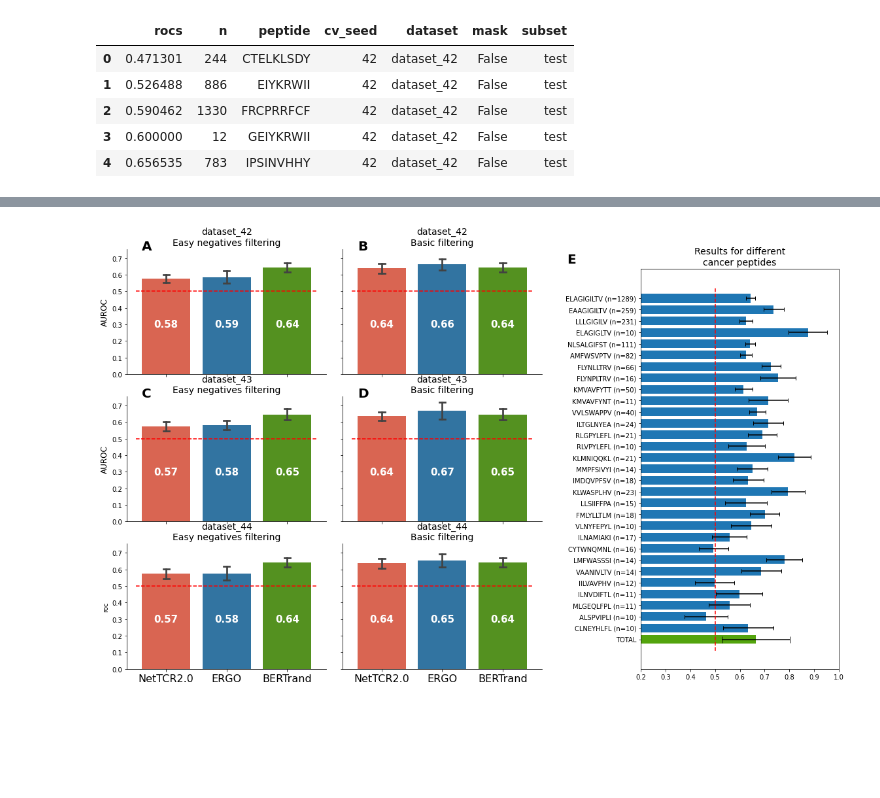
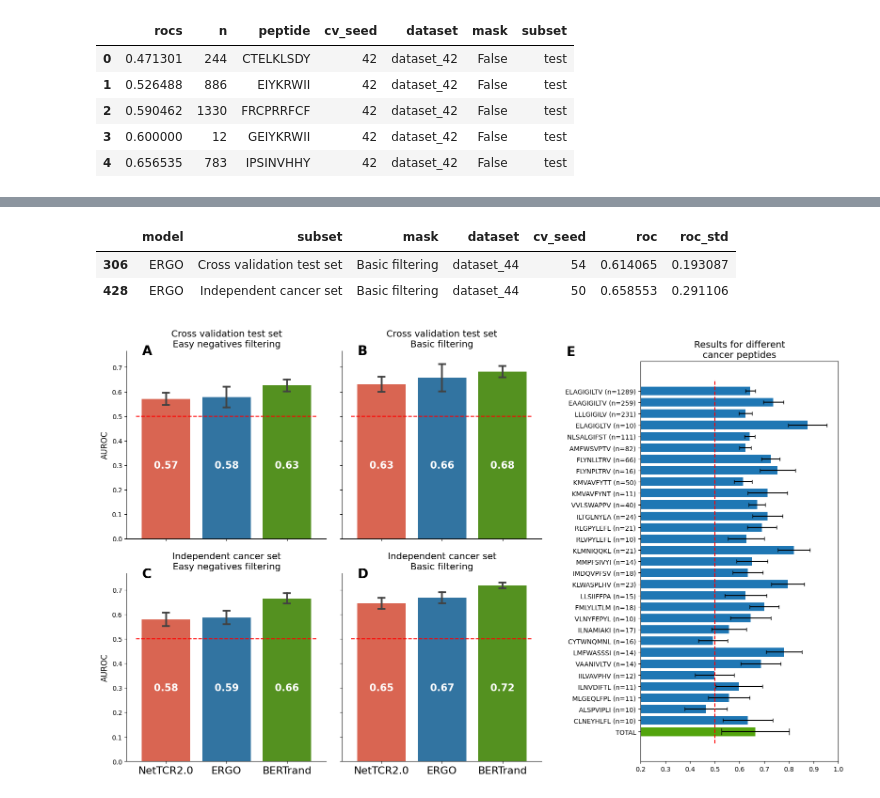
Before and after one commit to SFGLab/bertrand, a Jupyter notebook: bertrand/notebooks/validation.ipynb, the cells around one changed output, grey strips where cells are left out. Saved outputs shown, nothing was run; the diff lists cells and outputs as text; code cells hidden in the pictures; blank space fills up the shorter version.

Commit message:
figure update

```diff
--- a/bertrand/notebooks/validation.ipynb
+++ b/bertrand/notebooks/validation.ipynb
@@ -163,39 +170,46 @@ def plot_benchmarks(x, y, yerr, **kwargs):
         text  = '%.2f' % roc
         ax.text(i, 0.3,  text, color='white', fontweight='bold', fontsize=15, ha='center', va='center')
     ax.hlines(0.5, -0.5, 2.5, color='red', linestyle='--')
+# %%
+results_df_agg.sample(2)
+# %% [output]
+|  | model | subset | mask | dataset | cv_seed | roc | roc_std |
+| 306 | ERGO | Cross validation test set | Basic filtering | dataset_44 | 54 | 0.614065 | 0.193087 |
+| 428 | ERGO | Independent cancer set | Basic filtering | dataset_44 | 50 | 0.658553 | 0.291106 |
 # %%
 
 
 
-g = sns.FacetGrid(results_df_agg, col="mask", row="dataset", col_order=['Easy negatives filtering', 'Basic filtering'], )
-g.map_dataframe(errplot, "model", "roc", "roc_std")
+g = sns.FacetGrid(results_df_agg, col="mask", row="subset", col_order=['Easy negatives filtering', 'Basic filtering'], )
+g.map_dataframe(plot_benchmarks, "model", "roc", "roc_std")
 
 g.set_titles(template="{row_name}\n{col_name}", size=14) # {row_name}\n{col_name}
 [plt.setp(ax.get_xticklabels(), rotation=0, fontsize=16) for ax in g.axes.flat]
 [ax.set_xlabel('') for ax in g.axes.flat]
 g.axes[0, 0].set_ylabel('AUROC', fontsize=12)
 g.axes[1, 0].set_ylabel('AUROC', fontsize=12)
 
 
 
 for ax, letter in zip(g.axes.flat, ["A","B", "C","D"]):
     ax.text(-0.4, 0.75 ,letter, fontweight="bold", fontsize=20)
 
 
-g.figure.subplots_adjust(bottom=0.07, left=0.07, right=0.7)
+g.fig.subplots_adjust(bottom=0.07, left=0.07, right=0.7)
 
 
 
 # g.figure.subplots_adjust()
-ax = g.figure.add_axes([0.85, 0.07, 0.3, 0.85], label='axis1')
+ax = g.fig.add_axes([0.85, 0.07, 0.3, 0.85], label='axis1')
 ax.text(-0.1, 33.1, "E",fontweight="bold", fontsize=20)
 
-plot_barh(ax)
+plot_peptides(ax)
 ax.set_title('Results for different\ncancer peptides', fontsize=14)
-g.figure.set_size_inches(14, 10)
+g.fig.set_size_inches(14, 10)
 # from matplotlib.transforms import Bbox
 # g.figure.savefig('comparison.png', bbox_inches="tight")
 
 plt.savefig('comparison.eps', format='eps', bbox_inches="tight")
+plt.show()
 # %% [output]
-[figure, old version]
+[figure, new version]
```
Also changed, not shown: parts of 5 cells of this notebook, 1 other file.
